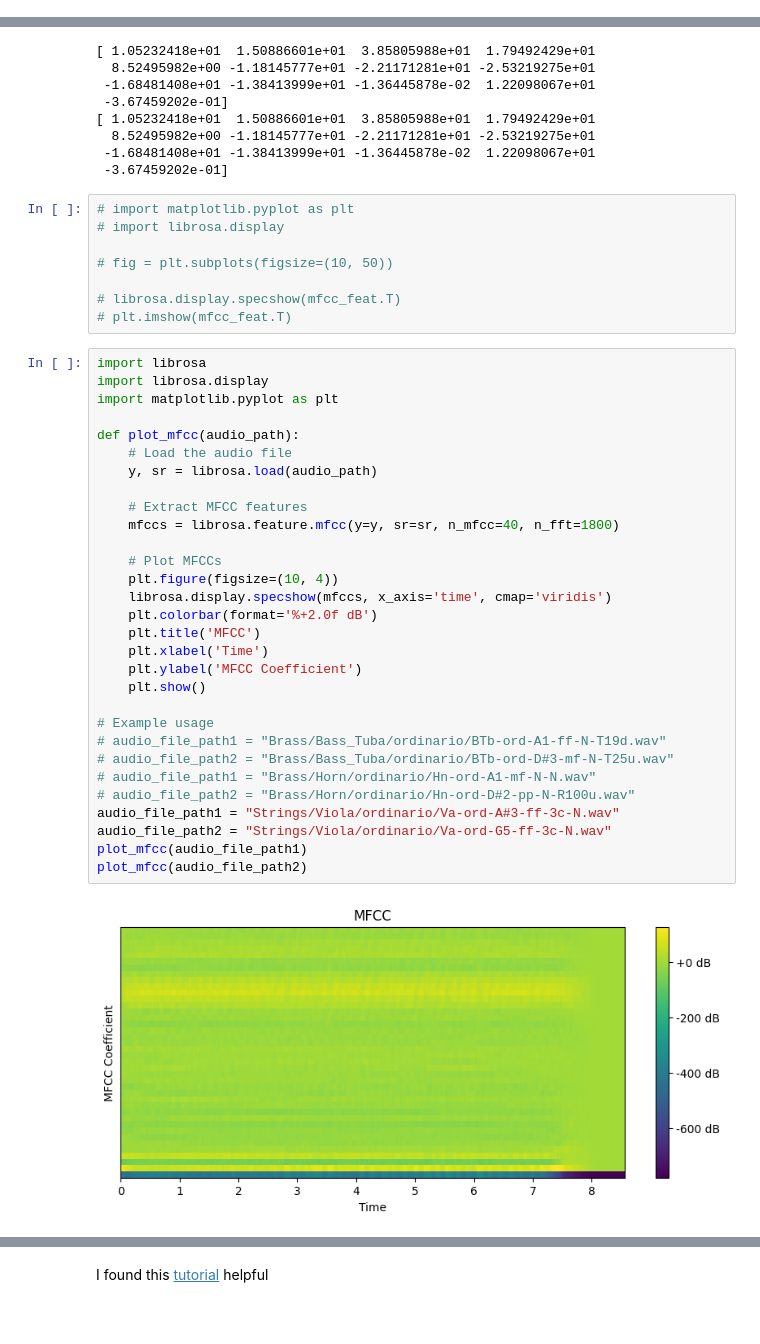
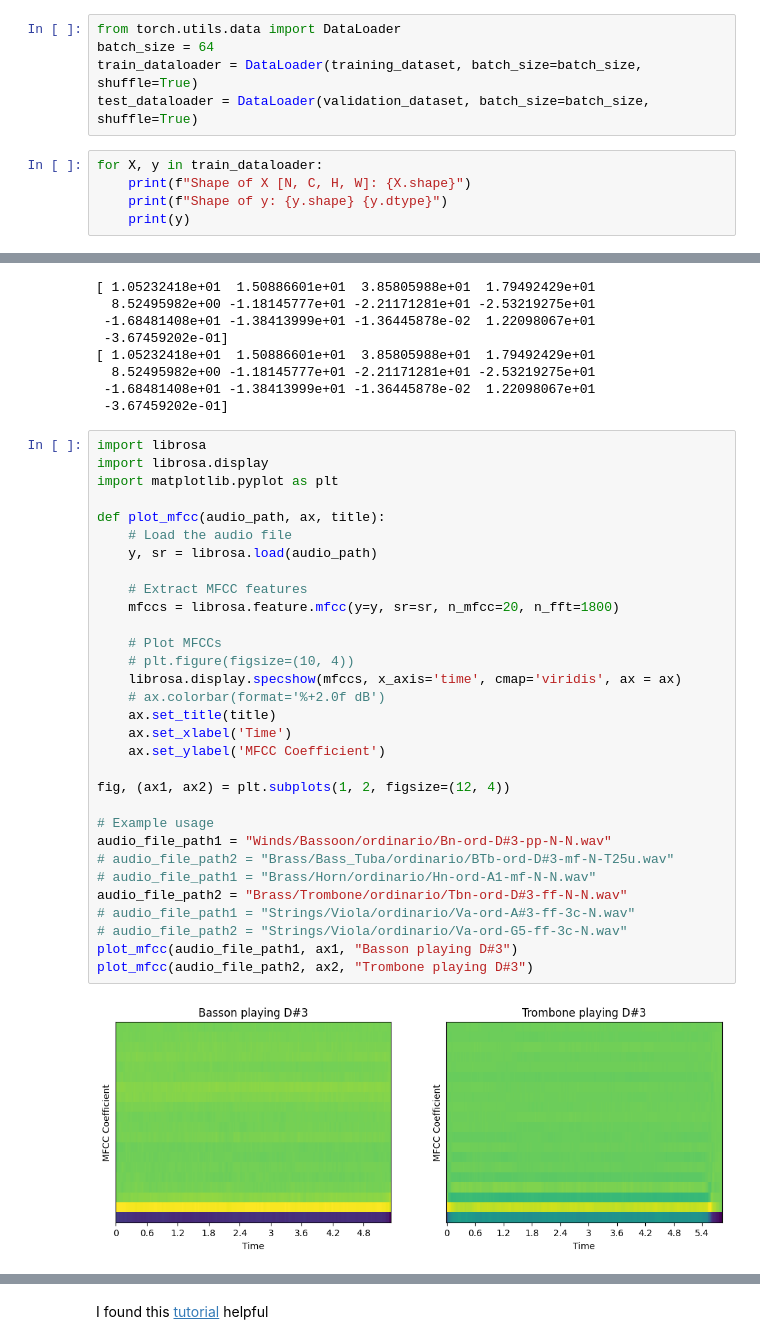
Before and after one commit to 11of12/coursework, a Jupyter notebook: winter2026/ecen471/projects/project4/instruments/instrument_classification.ipynb, the cells around one changed output, grey strips where cells are left out. Saved outputs shown, nothing was run; the diff lists cells and outputs as text; blank space fills up the shorter version.

```diff
--- a/winter2026/ecen471/projects/project4/instruments/instrument_classification.ipynb
+++ b/winter2026/ecen471/projects/project4/instruments/instrument_classification.ipynb
@@ -0,0 +34,10 @@
+# %%
+from torch.utils.data import DataLoader
+batch_size = 64
+train_dataloader = DataLoader(training_dataset, batch_size=batch_size, shuffle=True)
+test_dataloader = DataLoader(validation_dataset, batch_size=batch_size, shuffle=True)
+# %%
+for X, y in train_dataloader:
+    print(f"Shape of X [N, C, H, W]: {X.shape}")
+    print(f"Shape of y: {y.shape} {y.dtype}")
+    print(y)
@@ -41,43 +344,36 @@ print(mfcc_feat[mfcc_feat.shape[0]//2,:])
   8.52495982e+00 -1.18145777e+01 -2.21171281e+01 -2.53219275e+01
  -1.68481408e+01 -1.38413999e+01 -1.36445878e-02  1.22098067e+01
  -3.67459202e-01]
-# %%
-# import matplotlib.pyplot as plt
-# import librosa.display
-
-# fig = plt.subplots(figsize=(10, 50))
-
-# librosa.display.specshow(mfcc_feat.T)
-# plt.imshow(mfcc_feat.T)
 # %%
 import librosa
 import librosa.display
 import matplotlib.pyplot as plt
 
-def plot_mfcc(audio_path):
+def plot_mfcc(audio_path, ax, title):
     # Load the audio file
     y, sr = librosa.load(audio_path)
 
     # Extract MFCC features
-    mfccs = librosa.feature.mfcc(y=y, sr=sr, n_mfcc=40, n_fft=1800)
+    mfccs = librosa.feature.mfcc(y=y, sr=sr, n_mfcc=20, n_fft=1800)
 
     # Plot MFCCs
-    plt.figure(figsize=(10, 4))
-    librosa.display.specshow(mfccs, x_axis='time', cmap='viridis')
-    plt.colorbar(format='%+2.0f dB')
-    plt.title('MFCC')
-    plt.xlabel('Time')
-    plt.ylabel('MFCC Coefficient')
-    plt.show()
+    # plt.figure(figsize=(10, 4))
+    librosa.display.specshow(mfccs, x_axis='time', cmap='viridis', ax = ax)
+    # ax.colorbar(format='%+2.0f dB')
+    ax.set_title(title)
+    ax.set_xlabel('Time')
+    ax.set_ylabel('MFCC Coefficient')
+
+fig, (ax1, ax2) = plt.subplots(1, 2, figsize=(12, 4))
 
 # Example usage
-# audio_file_path1 = "Brass/Bass_Tuba/ordinario/BTb-ord-A1-ff-N-T19d.wav"
+audio_file_path1 = "Winds/Bassoon/ordinario/Bn-ord-D#3-pp-N-N.wav"
 # audio_file_path2 = "Brass/Bass_Tuba/ordinario/BTb-ord-D#3-mf-N-T25u.wav"
 # audio_file_path1 = "Brass/Horn/ordinario/Hn-ord-A1-mf-N-N.wav"
-# audio_file_path2 = "Brass/Horn/ordinario/Hn-ord-D#2-pp-N-R100u.wav"
-audio_file_path1 = "Strings/Viola/ordinario/Va-ord-A#3-ff-3c-N.wav"
-audio_file_path2 = "Strings/Viola/ordinario/Va-ord-G5-ff-3c-N.wav"
-plot_mfcc(audio_file_path1)
-plot_mfcc(audio_file_path2)
+audio_file_path2 = "Brass/Trombone/ordinario/Tbn-ord-D#3-ff-N-N.wav"
+# audio_file_path1 = "Strings/Viola/ordinario/Va-ord-A#3-ff-3c-N.wav"
+# audio_file_path2 = "Strings/Viola/ordinario/Va-ord-G5-ff-3c-N.wav"
+plot_mfcc(audio_file_path1, ax1, "Basson playing D#3")
+plot_mfcc(audio_file_path2, ax2, "Trombone playing D#3")
 # %% [output]
-[figure, old version]
+[figure, new version]
```
Also changed, not shown: parts of 22 cells of this notebook, 4 other files.
